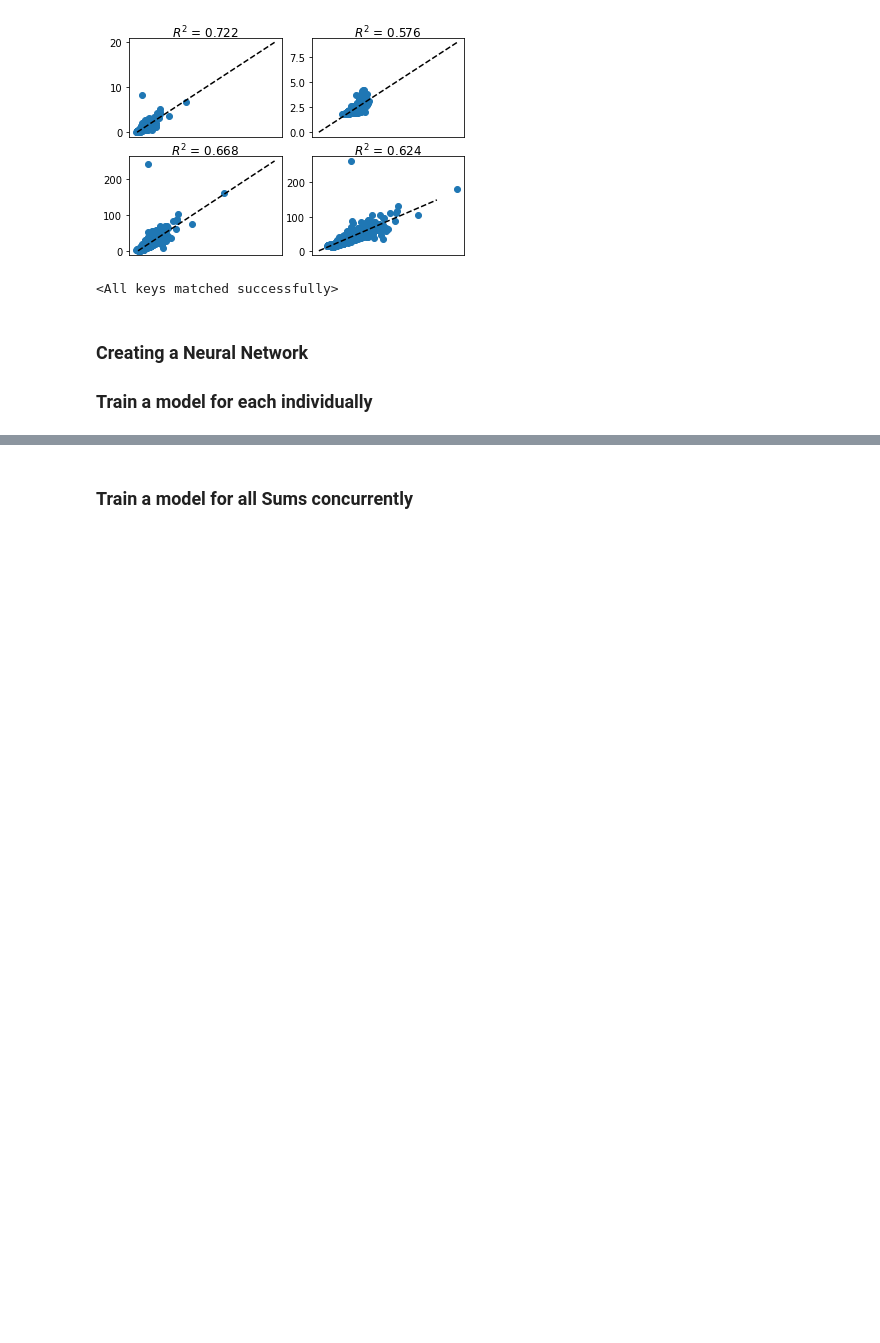
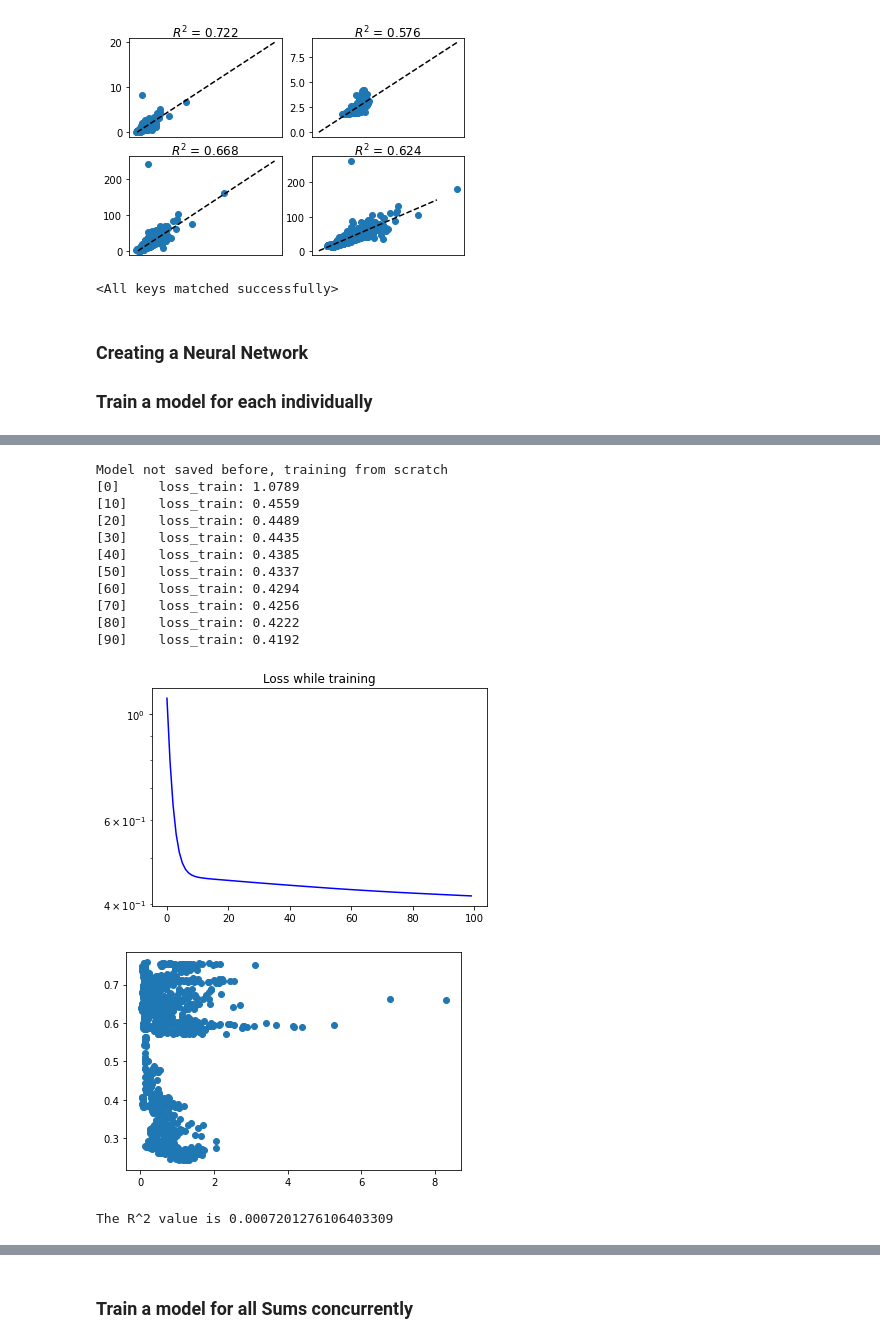
Before and after one commit to Amarques-UCSD/MOx-VOCs_replication, a Jupyter notebook: VOC_Mox.ipynb, the cells around one changed output, grey strips where cells are left out. Drawn from its saved outputs; the diff is of its cells as text; code cells hidden in the pictures; blank space fills up the shorter version.

```diff
--- a/VOC_Mox.ipynb
+++ b/VOC_Mox.ipynb
@@ -730 +719,40 @@ The $R^2$ value is -3814.5704759709615
+# %%
+xx_train_n = x_train
+xx_train_n[:,-1] = xx_train_n[:,-1] - xx_train_n[:,-1].min()#/ np.linalg.norm(xx_train[:,-1],axis=0)
+xx_train_n = torch.from_numpy(xx_train_n)# .float().to(device)
+benz_train = get_column(PrimaryUPod, labels, 'Benz')[train]
+benz_test = get_column(PrimaryUPod, labels, 'Benz')[test2]
+
+linear_dim = [xx_train_n.shape[1], 16, 16, 1]
+norm_model = NeuralNet(linear_dim, "norm_model").double()
+criterion = nn.MSELoss()
+optimizer = torch.optim.SGD(norm_model.parameters(), lr=0.001, weight_decay=0.)#, momentum=0.9)
+#optimizer = torch.optim.Adagrad(model.parameters(), lr=0.01, lr_decay= 0.9)
+
+# try to train a model normally
+losses_train_n = train_NN(norm_model, xx_train_n, yy_train[:,0].reshape(-1,1), optimizer, criterion, n_epoch= 100)
+
+# show results more concretely
+y_pred, y_true = norm_model(xx_train_n) , yy_train[:,0]
+plt.figure()
+plt.scatter(y_true.detach().numpy(), y_pred.detach().numpy())
+#plt.plot(range(0,11),range(0,11), '--k')
+plt.show()
+mdl_score = LinearRegression().fit(y_pred.detach().numpy(), y_true.detach().numpy())
+print(f'The R^2 value is {mdl_score.score(y_pred.detach().numpy(), y_true.detach().numpy())}')
+# %% [output]
+Model not saved before, training from scratch
+[0]     loss_train: 1.0789
+[10]    loss_train: 0.4559
+[20]    loss_train: 0.4489
+[30]    loss_train: 0.4435
+[40]    loss_train: 0.4385
+[50]    loss_train: 0.4337
+[60]    loss_train: 0.4294
+[70]    loss_train: 0.4256
+[80]    loss_train: 0.4222
+[90]    loss_train: 0.4192
+[figure, added]
+[figure, added]
+The R^2 value is 0.0007201276106403309
 # %%
```
Also changed, not shown: parts of 14 cells of this notebook, 7 other files.
